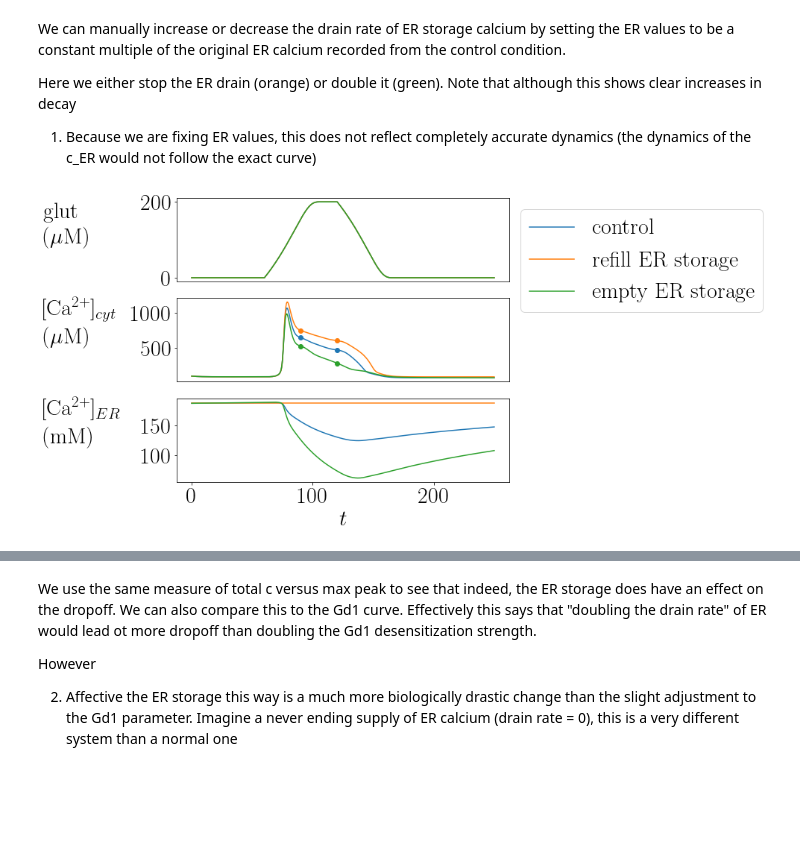
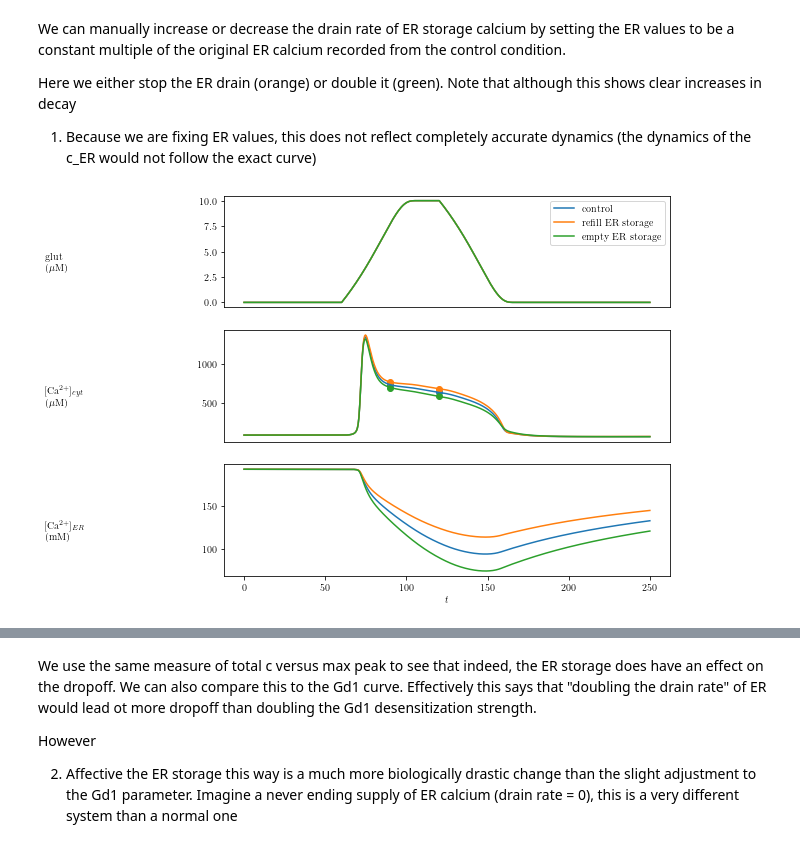
Before and after one commit to liuandrew/epilepsy_astrocytes2, a Jupyter notebook: Python/ca_falloffs.ipynb, the cells around one changed output, grey strips where cells are left out. Drawn from its saved outputs; the diff is of its cells as text; code cells hidden in the pictures; blank space fills up the shorter version.

```diff
--- a/Python/ca_falloffs.ipynb
+++ b/Python/ca_falloffs.ipynb
@@ -252,7 +271,7 @@ plt.plot(falloff3[0], falloff3[1], linewidth=3)
 [<matplotlib.lines.Line2D at 0x...>]
 [figure]
 # %%
-cfg.input_max = 0.2
+cfg.input_max = 10
 cfg.input_start = 65
 cfg.input_duration = 60
 t1 = cfg.input_start - cfg.input_smoothing + 30
@@ -265,7 +284,7 @@ plot_experiment_plots(['glut', 'c'], axs=ax[:, 0])
 
 ax[1, 0].plot(falloff1[0], falloff1[1] * 2 * 1000)
 
-cfg.input_max = 0.2
+cfg.input_max = 10
 cfg.input_start = 60
 cfg.input_duration = 60
 cfg.input_smoothing = 50
@@ -301,6 +320,7 @@ maxes = {}
 c1s = {}
 c2s = {}
 
+cfg.input_max = 20
 t1 = cfg.input_start - cfg.input_smoothing + 30
 t2 = t1 + 30
 
@@ -326,6 +346,18 @@ pickle.dump([c1s, c2s, multipliers], open('data/plot_data/falloff/1.2_plateau_fa
 # %% [markdown]
 Examples of effects of changing parameters on plateau decay simulation
 # %%
+variables = ['v_delta', 'v_3k', 'kd1', 'kd2']
+variable_labels = ['v$_+$', 'v$_-$', 'k$_{d1}$', 'k$_{d2}$']
+default_vals = [getattr(cfg, var) for var in variables]
+areas = {}
+maxes = {}
+c1s = {}
+c2s = {}
+
+cfg.input_max = 20
+t1 = cfg.input_start - cfg.input_smoothing + 30
+t2 = t1 + 30
+
 multipliers = np.linspace(0, 2, 3)
 fig, ax = plt.subplots(2, 2, figsize=(15, 10), sharey='row', sharex=True)
 for i, var in enumerate(variables):
@@ -417,3 +483,16 @@ plot_experiment_plots(['glut', 'c', 'c_er'])
 fix_c_er = cfg.c_er
 # %% [output]
 [figure]
+# %%
+cfg.input_max = 200
+cfg.input_start = 60
+cfg.input_duration = 60
+cfg.input_smoothing = 50
+cfg.input_start = cfg.input_start + cfg.input_smoothing
+cfg.input_duration = cfg.input_duration - cfg.input_smoothing
+
+run_experiment('exponential_pulse', t_f=250, max_step=0.5)
+
+plot_experiment_plots(['glut', 'c', 'c_er'])
+
+fix_c_er = cfg.c_er
@@ -423,38 +504,41 @@ We can manually increase or decrease the drain rate of ER storage calcium by set
 Here we either stop the ER drain (orange) or double it (green). Note that although this shows clear increases in decay
 1. Because we are fixing ER values, this does not reflect completely accurate dynamics (the dynamics of the c_ER would not follow the exact curve)
 # %%
-cfg.input_max = 0.2
+cfg.input_max = 10
 cfg.input_start = 60
 cfg.input_duration = 60
 cfg.input_smoothing = 50
 cfg.input_start = cfg.input_start + cfg.input_smoothing
 cfg.input_duration = cfg.input_duration - cfg.input_smoothing
 
 t1 = cfg.input_start - cfg.input_smoothing + 30
 t2 = t1 + 30
 
 
 fig, ax = plt.subplots(3, 1, figsize=(8, 7))
 
 run_experiment('exponential_pulse', t_f=250, max_step=0.5)
 plot_experiment_plots(['glut', 'c', 'c_er'], axs=ax, legend_label='control')
 fix_c_er = cfg.c_er
+cfg.c = cfg.c*1000
 ax[1].scatter([t1, t2], [capture_c(t1), capture_c(t2)])
 
-mult = 0
+mult = 0.8
 inter = scipy.interpolate.interp1d(cfg.t, fix_c_er * mult + (fix_c_er[0] * (1-mult)))
 run_experiment('exponential_pulse', t_f=250, max_step=0.5, fix_c_er_func=inter)
 plot_experiment_plots(['glut', 'c', 'c_er'], axs=ax, legend_label='refill ER storage')
+cfg.c = cfg.c*1000
 ax[1].scatter([t1, t2], [capture_c(t1), capture_c(t2)])
 
-mult = 2
+mult = 1.2
 inter = scipy.interpolate.interp1d(cfg.t, fix_c_er * mult + (fix_c_er[0] * (1-mult)))
 run_experiment('exponential_pulse', t_f=250, max_step=0.5, fix_c_er_func=inter)
 plot_experiment_plots(['glut', 'c', 'c_er'], axs=ax, legend_label='empty ER storage')
+cfg.c = cfg.c*1000
 ax[1].scatter([t1, t2], [capture_c(t1), capture_c(t2)])
 
 ax[0].legend(bbox_to_anchor=(1, 1, 0, 0))
 
 plt.savefig(save + '1.3_depletion_example.png', bbox_inches='tight')
 # %% [output]
-[figure, old version]
+[figure, new version]
```
Also changed, not shown: parts of 29 cells of this notebook, 53 other files.
